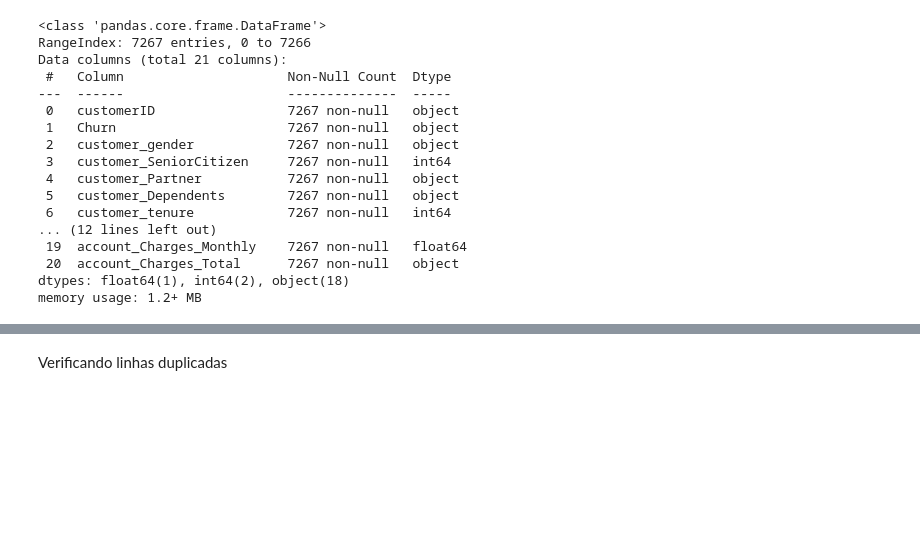
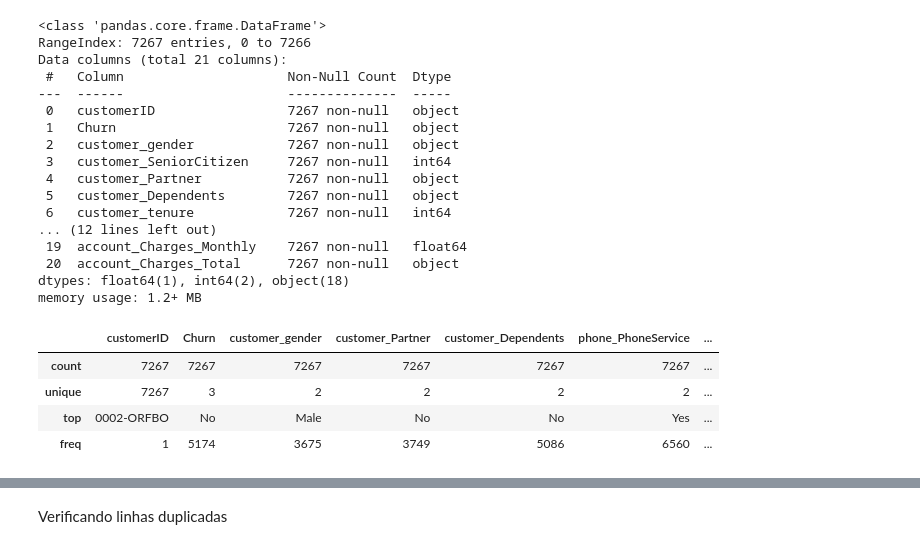
Before and after one commit to itsGab/ChallengeDS, a Jupyter notebook: nb01.ipynb, the cells around one changed output, grey strips where cells are left out. Cells and saved outputs as stored; diff of their text form; code cells hidden in the pictures; blank space fills up the shorter version.

```diff
--- a/nb01.ipynb
+++ b/nb01.ipynb
@@ -50,3 +51,11 @@ Data columns (total 21 columns):
  20  account_Charges_Total      7267 non-null   object
 dtypes: float64(1), int64(2), object(18)
 memory usage: 1.2+ MB
+# %%
+df.describe(include='object')
+# %% [output]
+|  | customerID | Churn | customer_gender | customer_Partner | customer_Dependents | phone_PhoneService | ... |
+| count | 7267 | 7267 | 7267 | 7267 | 7267 | 7267 | ... |
+| unique | 7267 | 3 | 2 | 2 | 2 | 2 | ... |
+| top | 0002-ORFBO | No | Male | No | No | Yes | ... |
+| freq | 1 | 5174 | 3675 | 3749 | 5086 | 6560 | ... |
```
Also changed, not shown: parts of 4 cells of this notebook.
